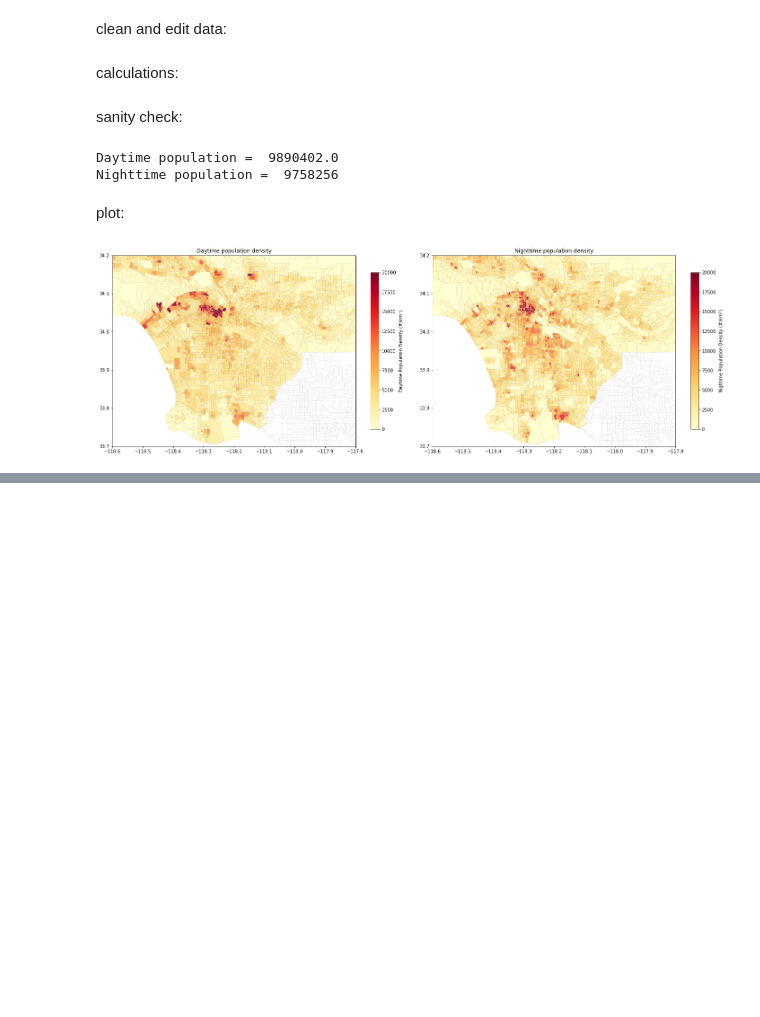
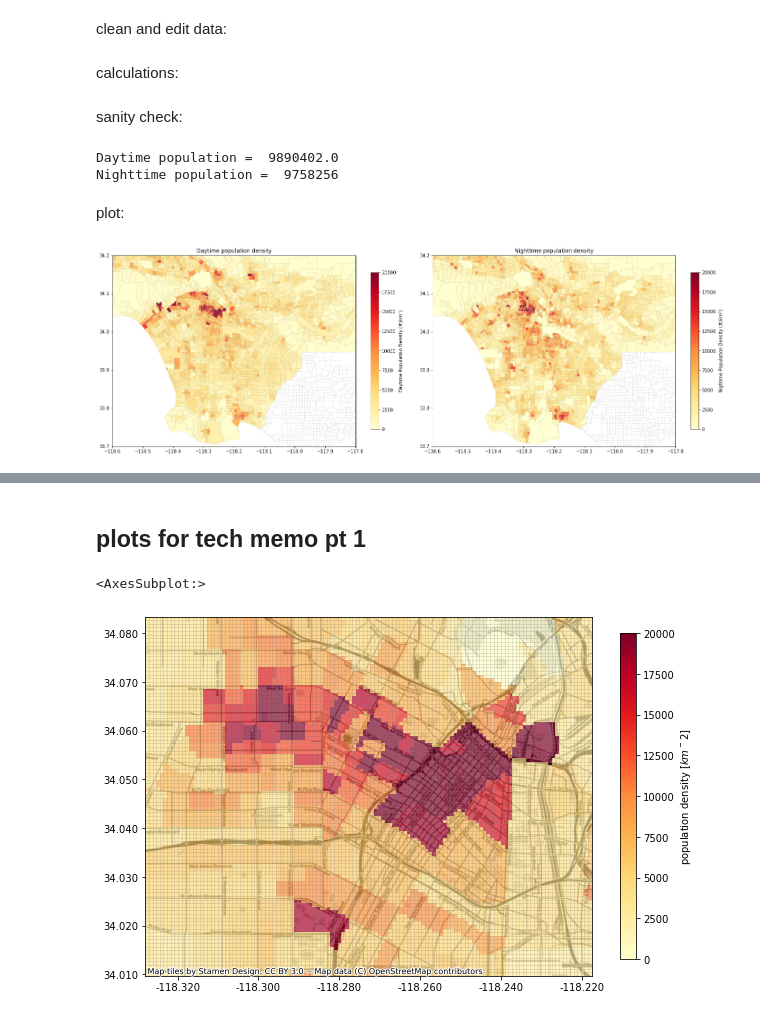
Before and after one commit to josephko91/anthropogenic-heat-la, a Jupyter notebook: metabolism.ipynb, the cells around one changed output, grey strips where cells are left out. Cells and saved outputs as stored; diff of their text form; code cells hidden in the pictures; blank space fills up the shorter version.

Commit message:
memo pt 1

```diff
--- a/metabolism.ipynb
+++ b/metabolism.ipynb
@@ -437,0 +421,29 @@ https://www.census.gov/topics/employment/commuting/guidance/calculations.html
+# %% [markdown]
+## plots for tech memo pt 1
+# %%
+pop = gpd.read_file('./data/output/population_by_tract.shp')
+grid = gpd.read_file('./data/output/grid_central_la.shp')
+central_la_mask = gpd.read_file('./data/output/central_la_mask.shp')
+# %%
+pop.to_crs(grid.crs, inplace=True)
+ahf_pop_gridded = grid.sjoin(pop, how='inner')
+ahf_pop_gridded = ahf_pop_gridded.drop_duplicates('FID') # drop duplicates
+# %%
+# Daytime population density
+extent = grid.total_bounds
+ax = ahf_pop_gridded.plot(figsize=(10,10), column='pop_dens_1', alpha=0.7, legend=True,
+              cmap='YlOrRd', vmin=0, vmax=20000,
+              legend_kwds={'label':'population density [$km^-2$]', 'shrink': 0.6})
+
+ax.get_xaxis().get_major_formatter().set_useOffset(False)
+ax.xaxis.set_major_formatter(FormatStrFormatter('%.3f'))
+ax.yaxis.set_major_formatter(FormatStrFormatter('%.3f'))
+ax.set_xlim(extent[0], extent[2])
+ax.set_ylim(extent[1], extent[3])
+
+ctx.add_basemap(ax, source=ctx.providers.Stamen.Toner,
+                crs = ahf_pop_gridded.crs) # notice the crs must match between basemap and data
+grid.plot(ax=ax, facecolor="none", edgecolor='gray', alpha=0.1)
+# %% [output]
+<AxesSubplot:>
+[figure, added]
```
Also changed, not shown: parts of 11 cells of this notebook, 2 other files.
